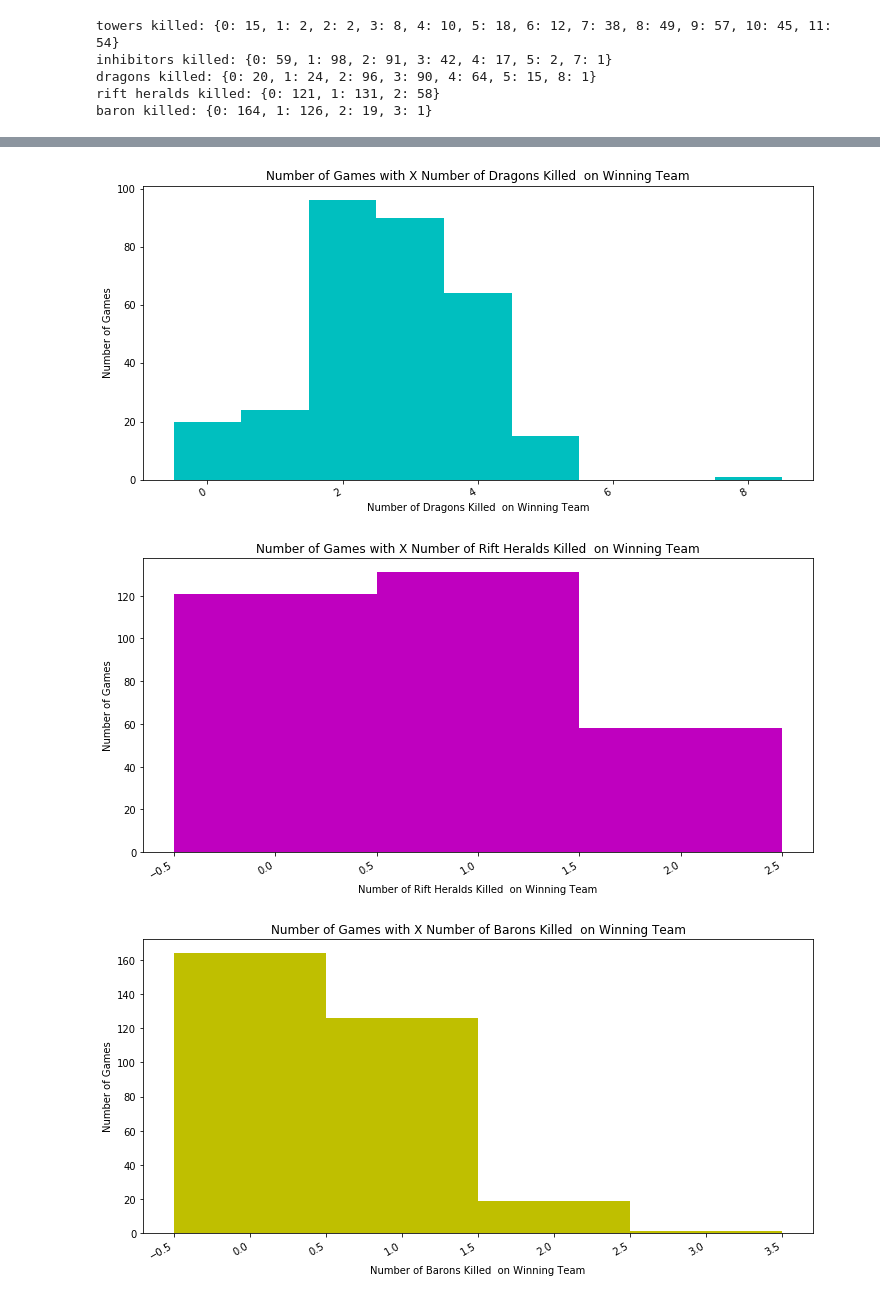
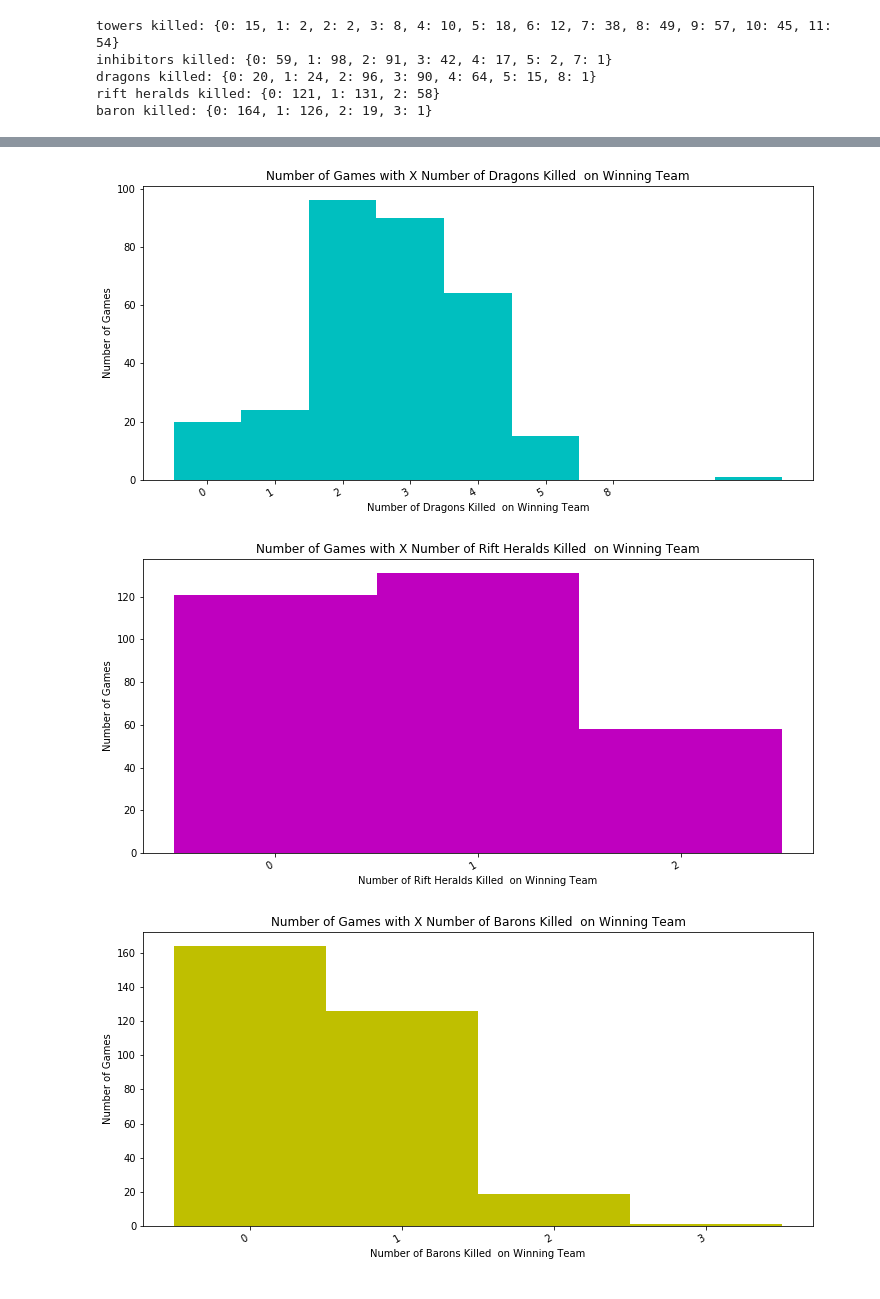
Before and after one commit to aci3/Factors-of-Success-in-LoL, a Jupyter notebook: Data Generation/Data Visualised.ipynb, the cells around one changed output, grey strips where cells are left out. Drawn from its saved outputs; the diff is of its cells as text; code cells hidden in the pictures.

```diff
--- a/Data Generation/Data Visualised.ipynb
+++ b/Data Generation/Data Visualised.ipynb
@@ -66,6 +66,8 @@ baron killed: {0: 164, 1: 126, 2: 19, 3: 1}
 # %%
 def graph(category_str, category, color):
     plt.bar(category.keys(), category.values(), 1, color=color, align='center')
+    label = np.arange(len(category))
+    plt.xticks(label, category.keys())
     plt.gcf().set_size_inches(12, 6)
     plt.title('Number of Games with X Number of '+ category_str + ' on Winning Team')
     plt.ylabel('Number of Games')
@@ -83,4 +85,4 @@ graph("Barons Killed ", baron_kills, 'y')
 [figure]
-[figure, old version]
+[figure, new version]
-[figure, old version]
+[figure, new version]
-[figure, old version]
+[figure, new version]
```
Also changed, not shown: parts of 1 cell of this notebook.
